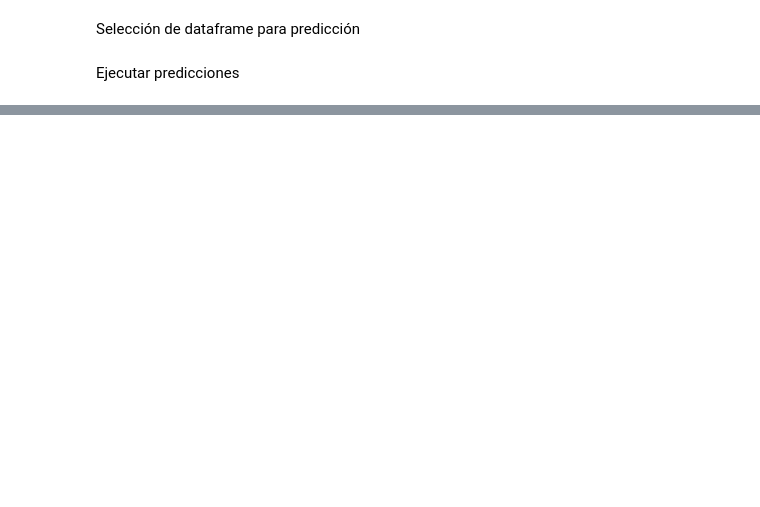
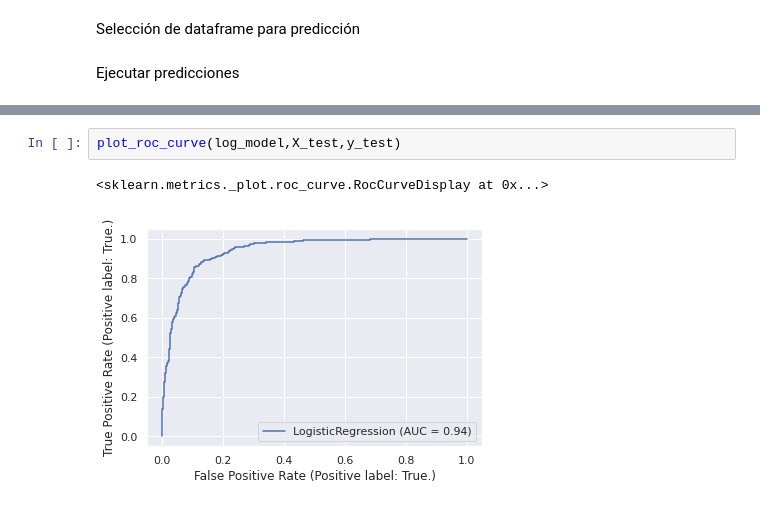
Before and after one commit to EitMD/EspIDMD, a Jupyter notebook: churn_ju.ipynb, the cells around one changed output, grey strips where cells are left out. Drawn from its saved outputs; the diff is of its cells as text; blank space fills up the shorter version.

```diff
--- a/churn_ju.ipynb
+++ b/churn_ju.ipynb
@@ -197,0 +227,5 @@ Ejecutar predicciones
+# %%
+plot_roc_curve(log_model,X_test,y_test)
+# %% [output]
+<sklearn.metrics._plot.roc_curve.RocCurveDisplay at 0x...>
+[figure, added]
```
Also changed, not shown: parts of 20 cells of this notebook.
